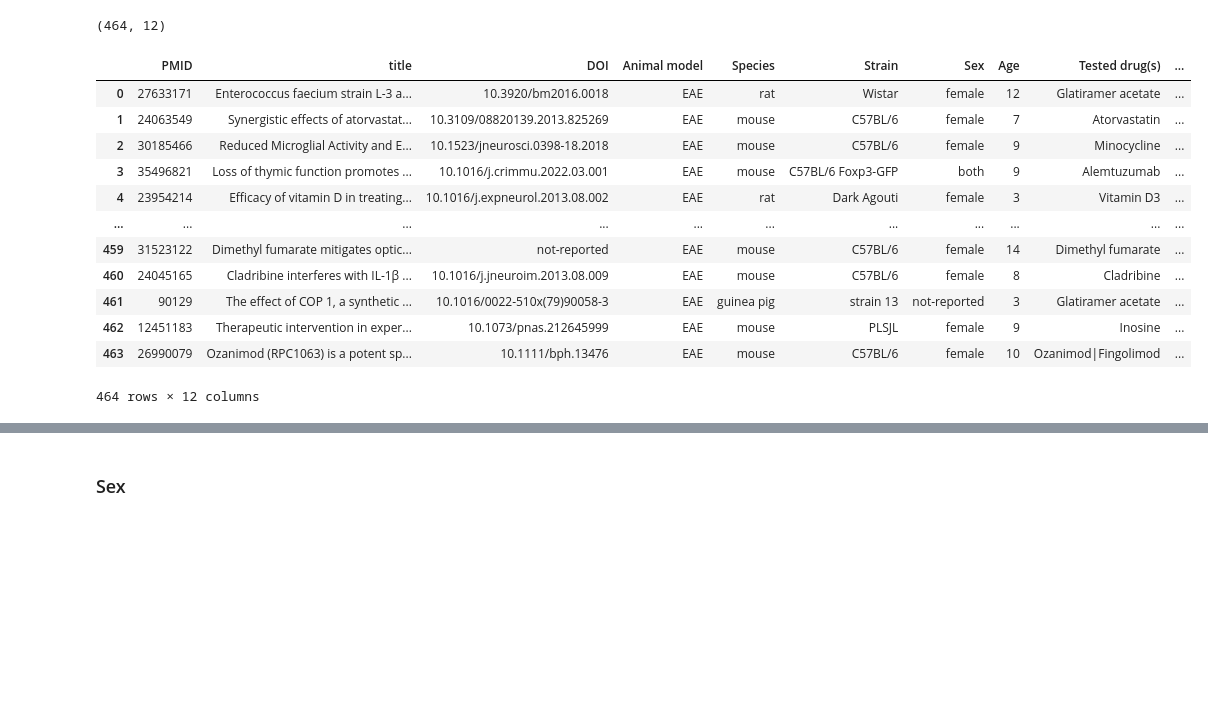
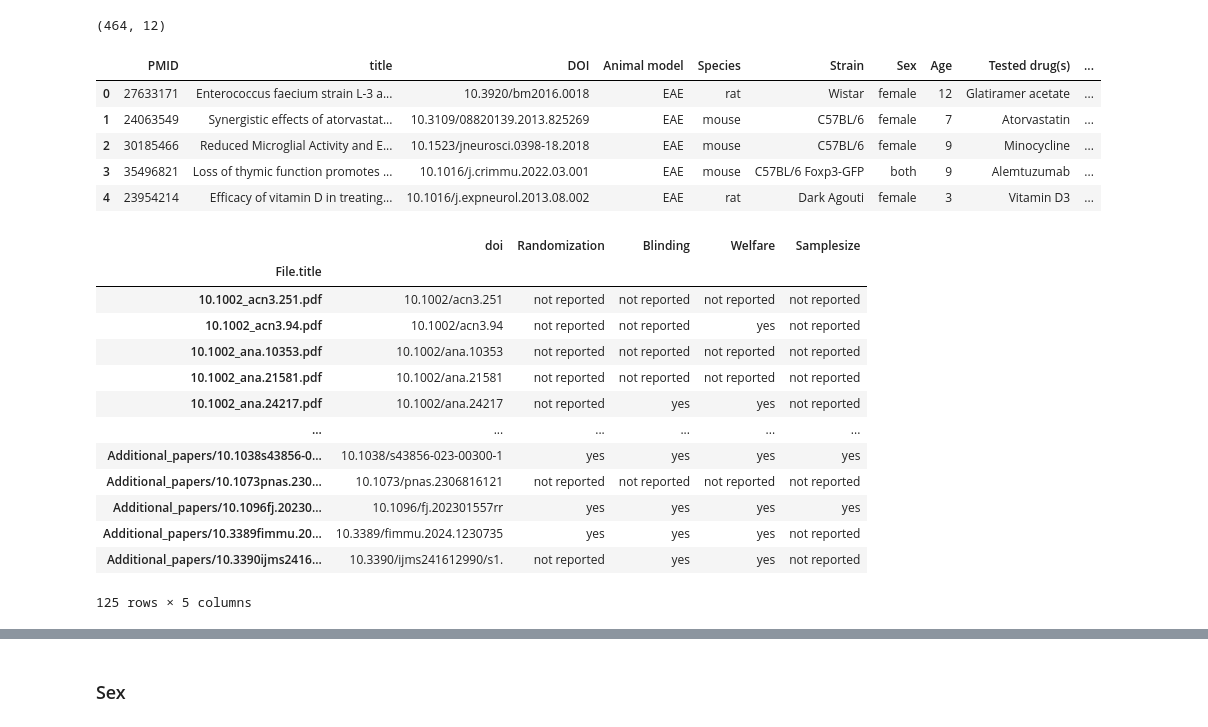
Before and after one commit to Ineichen-Group/Preclinical_DrugDisease_Translation_Pipeline, a Jupyter notebook: 05_syst_reviews_validation/Check_MS_Annotations.ipynb, the cells around one changed output, grey strips where cells are left out. Cells and saved outputs as stored; diff of their text form; code cells hidden in the pictures; blank space fills up the shorter version.

```diff
--- a/05_syst_reviews_validation/Check_MS_Annotations.ipynb
+++ b/05_syst_reviews_validation/Check_MS_Annotations.ipynb
@@ -49,23 +49,38 @@ def merge_tested_drugs(row):
 
 ms_hermes["Tested drug(s)"] = ms_hermes.apply(merge_tested_drugs, axis=1)
 ms_hermes = ms_hermes.drop(columns=["Tested drug 2", "Tested drug 3"])
+ms_hermes["DOI"] = ms_hermes["DOI"].str.strip().str.lower()
 
 ms_hermes.shape
 # %% [output]
 (464, 12)
 # %%
-ms_hermes
+ms_hermes.head()
 # %% [output]
 |  | PMID | title | DOI | Animal model | Species | Strain | Sex | Age | Tested drug(s) | ... |
 | 0 | 27633171 | Enterococcus faecium strain L-3 a... | 10.3920/bm2016.0018 | EAE | rat | Wistar | female | 12 | Glatiramer acetate | ... |
 | 1 | 24063549 | Synergistic effects of atorvastat... | 10.3109/08820139.2013.825269 | EAE | mouse | C57BL/6 | female | 7 | Atorvastatin | ... |
 | 2 | 30185466 | Reduced Microglial Activity and E... | 10.1523/jneurosci.0398-18.2018 | EAE | mouse | C57BL/6 | female | 9 | Minocycline | ... |
 | 3 | 35496821 | Loss of thymic function promotes ... | 10.1016/j.crimmu.2022.03.001 | EAE | mouse | C57BL/6 Foxp3-GFP | both | 9 | Alemtuzumab | ... |
 | 4 | 23954214 | Efficacy of vitamin D in treating... | 10.1016/j.expneurol.2013.08.002 | EAE | rat | Dark Agouti | female | 3 | Vitamin D3 | ... |
-| ... | ... | ... | ... | ... | ... | ... | ... | ... | ... | ... |
-| 459 | 31523122 | Dimethyl fumarate mitigates optic... | not-reported | EAE | mouse | C57BL/6 | female | 14 | Dimethyl fumarate | ... |
-| 460 | 24045165 | Cladribine interferes with IL-1β ... | 10.1016/j.jneuroim.2013.08.009 | EAE | mouse | C57BL/6 | female | 8 | Cladribine | ... |
-| 461 | 90129 | The effect of COP 1, a synthetic ... | 10.1016/0022-510x(79)90058-3 | EAE | guinea pig | strain 13 | not-reported | 3 | Glatiramer acetate | ... |
-| 462 | 12451183 | Therapeutic intervention in exper... | 10.1073/pnas.212645999 | EAE | mouse | PLSJL | female | 9 | Inosine | ... |
-| 463 | 26990079 | Ozanimod (RPC1063) is a potent sp... | 10.1111/bph.13476 | EAE | mouse | C57BL/6 | female | 10 | Ozanimod|Fingolimod | ... |
-464 rows × 12 columns
+# %%
+ms_hermes_rob = pd.read_excel("./data/ms_berger_sr/mined_rob_with_addpaper.xlsx", index_col=0)[['doi','Randomization','Blinding', 'Welfare','Samplesize']]
+ms_hermes_rob = ms_hermes_rob.dropna(subset=["doi"])
+ms_hermes_rob["doi"] = ms_hermes_rob["doi"].str.strip().str.lower()
+
+ms_hermes_rob
+# %% [output]
+|  | doi | Randomization | Blinding | Welfare | Samplesize |
+| File.title |  |  |  |  |  |
+| 10.1002_acn3.251.pdf | 10.1002/acn3.251 | not reported | not reported | not reported | not reported |
+| 10.1002_acn3.94.pdf | 10.1002/acn3.94 | not reported | not reported | yes | not reported |
+| 10.1002_ana.10353.pdf | 10.1002/ana.10353 | not reported | not reported | not reported | not reported |
+| 10.1002_ana.21581.pdf | 10.1002/ana.21581 | not reported | not reported | not reported | not reported |
+| 10.1002_ana.24217.pdf | 10.1002/ana.24217 | not reported | yes | yes | not reported |
+| ... | ... | ... | ... | ... | ... |
+| Additional_papers/10.1038s43856-0... | 10.1038/s43856-023-00300-1 | yes | yes | yes | yes |
+| Additional_papers/10.1073pnas.230... | 10.1073/pnas.2306816121 | not reported | not reported | not reported | not reported |
+| Additional_papers/10.1096fj.20230... | 10.1096/fj.202301557rr | yes | yes | yes | yes |
+| Additional_papers/10.3389fimmu.20... | 10.3389/fimmu.2024.1230735 | yes | yes | yes | not reported |
+| Additional_papers/10.3390ijms2416... | 10.3390/ijms241612990/s1. | not reported | yes | yes | not reported |
+125 rows × 5 columns
```
Also changed, not shown: parts of 41 cells of this notebook.
